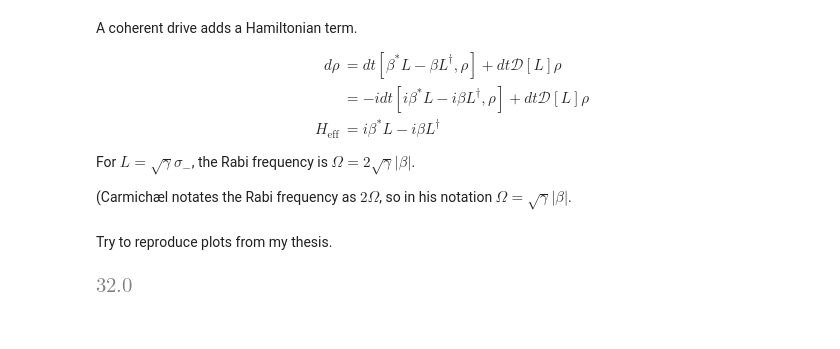
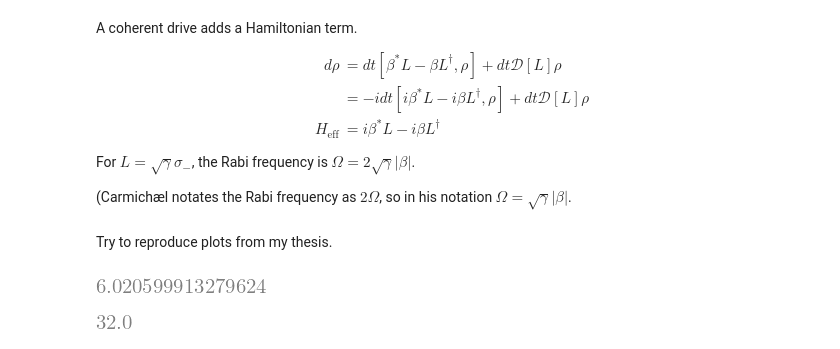
Before and after one commit to CQuIC/pysme, a Jupyter notebook: notebooks/mollow-triplets/mollow-triplets-3.ipynb, the cells around one changed output. Cells and saved outputs as stored; diff of their text form; code cells hidden in the pictures; blank space fills up the shorter version.

```diff
--- a/notebooks/mollow-triplets/mollow-triplets-3.ipynb
+++ b/notebooks/mollow-triplets/mollow-triplets-3.ipynb
@@ -61,6 +61,10 @@ mu = 0
 T = 4
 xi_fn = partial(xi_rect, a=0, b=T)
 Omega = 2*np.sqrt(gamma)*np.abs(beta)
+# %%
+20*np.log10(np.exp(r))
+# %% [output]
+[figure, added]
 # %%
 Omega
 # %% [output]
```
Also changed, not shown: parts of 7 cells of this notebook, 2 other files.
